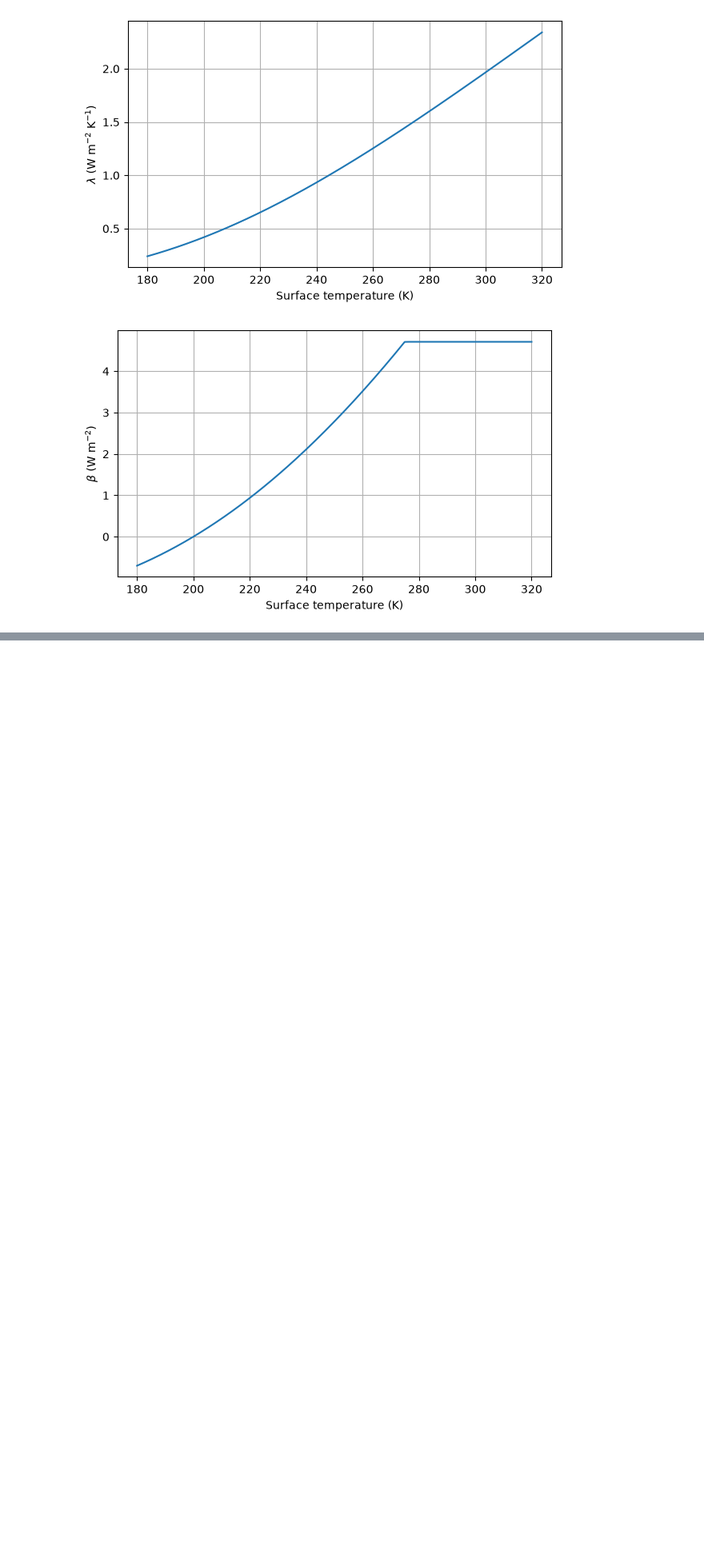
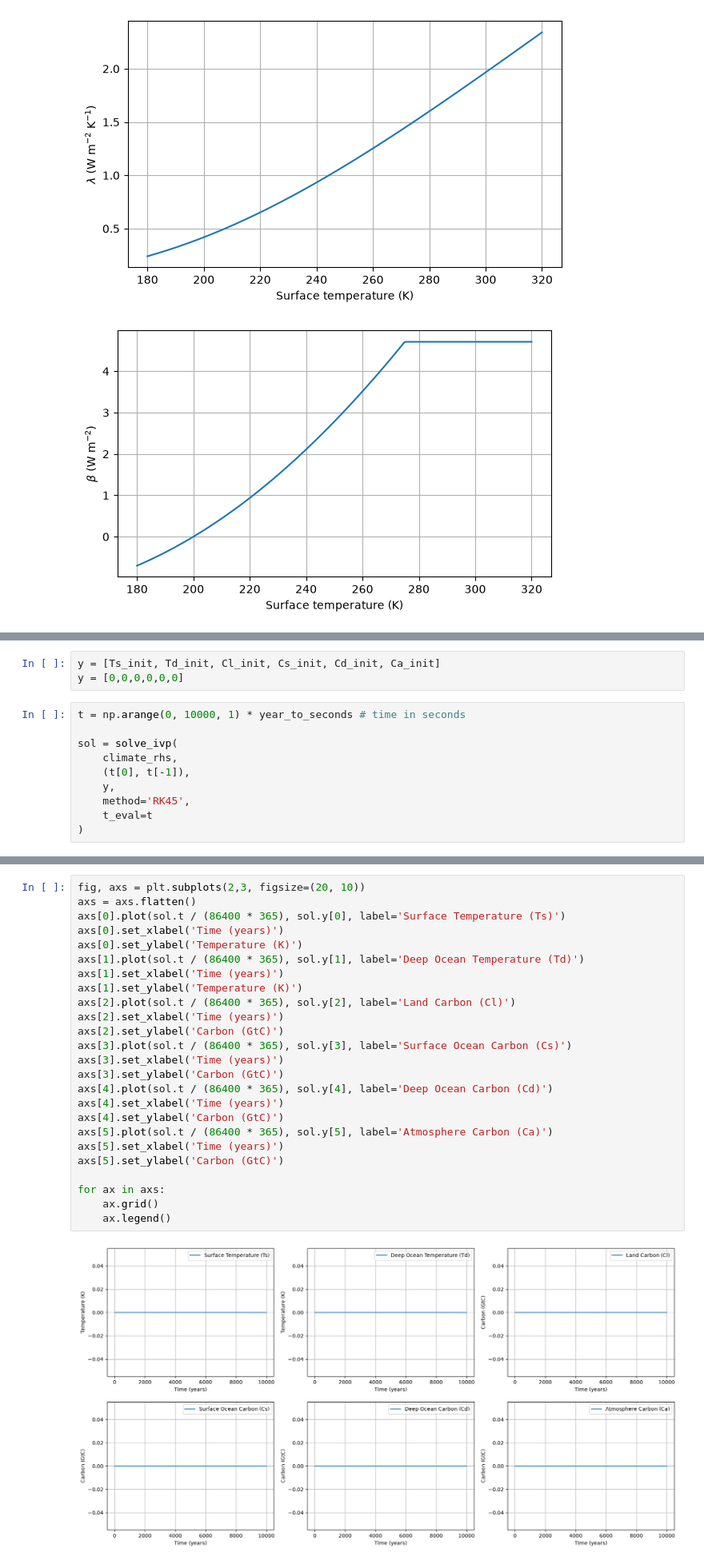
Before and after one commit to tillmrtz/intro-esm, a Jupyter notebook: notebooks/energy_bance_box_model.ipynb, the cells around one changed output, grey strips where cells are left out. Shown at 80% size. Cells and saved outputs as stored; diff of their text form; blank space fills up the shorter version.

```diff
--- a/notebooks/energy_bance_box_model.ipynb
+++ b/notebooks/energy_bance_box_model.ipynb
@@ -237,0 +347,13 @@ plt.show()
+# %%
+y = [Ts_init, Td_init, Cl_init, Cs_init, Cd_init, Ca_init]
+y = [0,0,0,0,0,0]
+# %%
+t = np.arange(0, 10000, 1) * year_to_seconds # time in seconds
+
+sol = solve_ivp(
+    climate_rhs,
+    (t[0], t[-1]),
+    y,
+    method='RK45',
+    t_eval=t
+)
@@ -237,0 +369,27 @@ plt.show()
+# %%
+fig, axs = plt.subplots(2,3, figsize=(20, 10))
+axs = axs.flatten()
+axs[0].plot(sol.t / (86400 * 365), sol.y[0], label='Surface Temperature (Ts)')
+axs[0].set_xlabel('Time (years)')
+axs[0].set_ylabel('Temperature (K)')
+axs[1].plot(sol.t / (86400 * 365), sol.y[1], label='Deep Ocean Temperature (Td)')
+axs[1].set_xlabel('Time (years)')
+axs[1].set_ylabel('Temperature (K)')
+axs[2].plot(sol.t / (86400 * 365), sol.y[2], label='Land Carbon (Cl)')
+axs[2].set_xlabel('Time (years)')
+axs[2].set_ylabel('Carbon (GtC)')
+axs[3].plot(sol.t / (86400 * 365), sol.y[3], label='Surface Ocean Carbon (Cs)')
+axs[3].set_xlabel('Time (years)')
+axs[3].set_ylabel('Carbon (GtC)')
+axs[4].plot(sol.t / (86400 * 365), sol.y[4], label='Deep Ocean Carbon (Cd)')
+axs[4].set_xlabel('Time (years)')
+axs[4].set_ylabel('Carbon (GtC)')
+axs[5].plot(sol.t / (86400 * 365), sol.y[5], label='Atmosphere Carbon (Ca)')
+axs[5].set_xlabel('Time (years)')
+axs[5].set_ylabel('Carbon (GtC)')
+
+for ax in axs:
+    ax.grid()
+    ax.legend()
+# %% [output]
+[figure, added]
```
Also changed, not shown: parts of 3 cells of this notebook.
